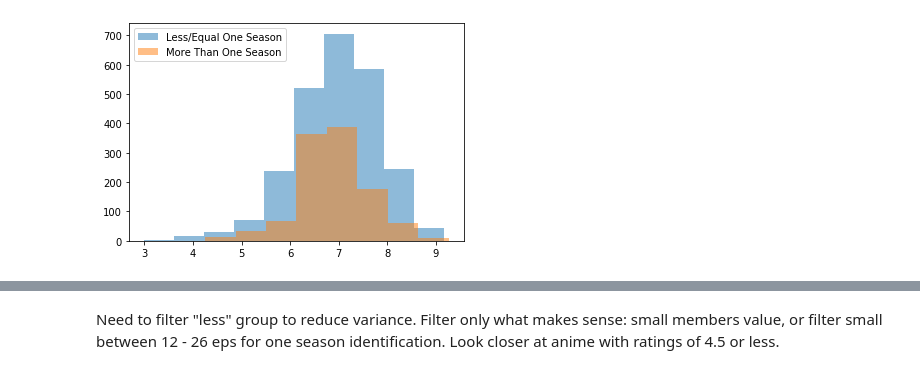
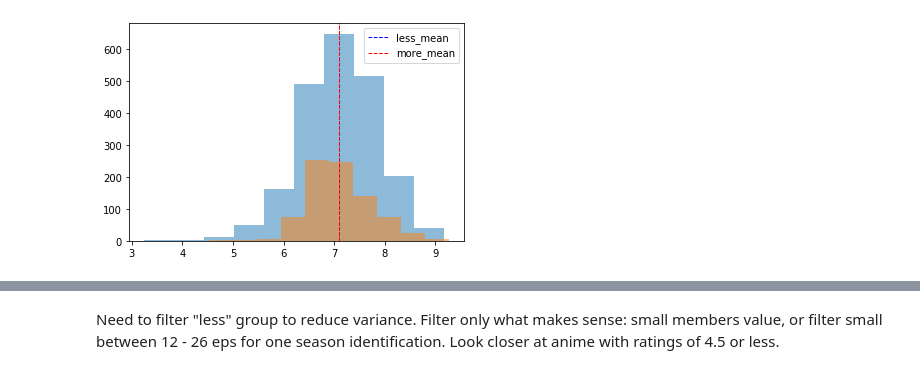
Before and after one commit to SLoganQ/Regarding_Anime, a Jupyter notebook: regarding_anime_data_explorations.ipynb, the cells around one changed output, grey strips where cells are left out. Cells and saved outputs as stored; diff of their text form; code cells hidden in the pictures.

```diff
--- a/regarding_anime_data_explorations.ipynb
+++ b/regarding_anime_data_explorations.ipynb
@@ -200,6 +218,7 @@ dtype: int64
 # %%
 # Separate groups of anime by how many episodes they have
-tv_anime.loc[tv_anime["episodes"].between(12, 26), "one_season"] = "less"
+# tv_anime.loc[tv_anime["episodes"].between(12, 26), "one_season"] = "less"
+tv_anime.loc[tv_anime["episodes"] <= 26, "one_season"] = "less"
 tv_anime.loc[tv_anime["episodes"] > 26, "one_season"] = "more"
 # %% [output]
 [interactive output not drawn]
@@ -215,0 +225,3 @@ tv_anime.head()
+# %%
+# Trying removing anime with less than 500 members
+tv_anime = tv_anime[tv_anime["members"] >= 250]
@@ -246,11 +261,24 @@ plt.show()
 [interactive output not drawn]
 # %%
+less_mean = tv_anime_less_ep["rating"].mean()
+more_mean = tv_anime_more_ep["rating"].mean()
 plt.hist(tv_anime_less_ep["rating"], label="Less/Equal One Season", alpha=0.5)
 plt.hist(tv_anime_more_ep["rating"], label="More Than One Season", alpha=0.5)
-plt.legend()
+less_mean_line = plt.axvline(less_mean, color="b", linestyle="dashed", linewidth=1)
+more_mean_line = plt.axvline(more_mean, color="r", linestyle="dashed", linewidth=1)
+plt.legend(
+    (
+        less_mean_line,
+        more_mean_line,
+    ),
+    ("less_mean", "more_mean"),
+)
 plt.show()
+
+
+# plt.axvline(x.mean(), color='k', linestyle='dashed', linewidth=1)
 # %% [output]
-[figure, old version]
+[figure, new version]
 [interactive output not drawn]
 # %%
 qqplot(tv_anime_less_ep["rating"], line="s")
```
Also changed, not shown: parts of 51 cells of this notebook, 2 other files.
